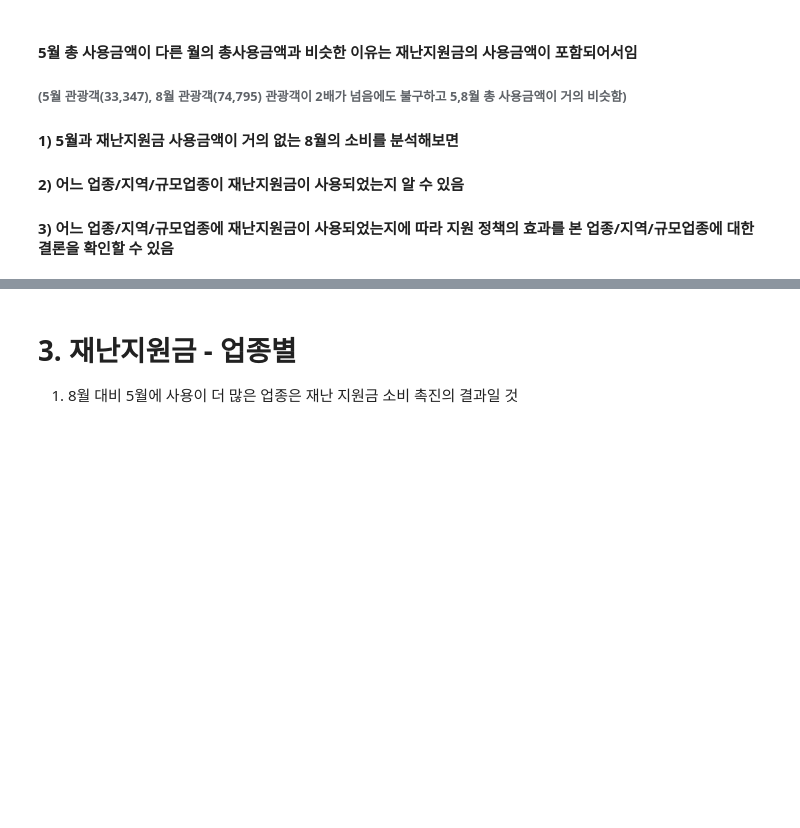
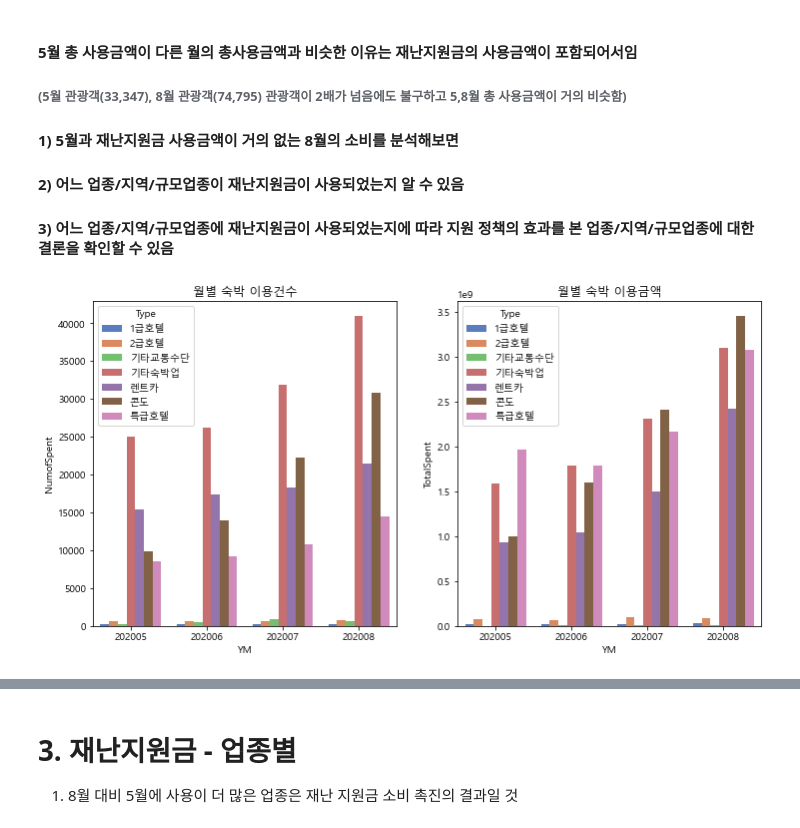
Before and after one commit to Yenabeam/JejuEda_DACON, a Jupyter notebook: 3. results/jeju_consumption_eda.ipynb, the cells around one changed output, grey strips where cells are left out. Drawn from its saved outputs; the diff is of its cells as text; code cells hidden in the pictures; blank space fills up the shorter version.

```diff
--- a/3. results/jeju_consumption_eda.ipynb
+++ b/3. results/jeju_consumption_eda.ipynb
@@ -584,3 +585,19 @@ for p in ax2.patches:
 #### 1) 5월과 재난지원금 사용금액이 거의 없는 8월의 소비를 분석해보면
 #### 2) 어느 업종/지역/규모업종이 재난지원금이 사용되었는지 알 수 있음
 #### 3) 어느 업종/지역/규모업종에 재난지원금이 사용되었는지에 따라 지원 정책의 효과를 본 업종/지역/규모업종에 대한 결론을 확인할 수 있음
+# %%
+sukbak = jeju_all[(jeju_all['Type'].isin(('기타숙박업', '특급호텔', '2급호텔', '1급호텔', '콘도', '렌트카', '기타교통수단')))]
+# %%
+# 숙박 업종의 월별 총 이용건수와 총 이용금액
+
+fig = plt.figure(figsize=(12,6))
+ax1 = fig.add_subplot(121)
+ax1 = sns.barplot(x='YM', y='NumofSpent', hue='Type', data=sukbak.groupby(['YM', 'Type'], as_index=False)['NumofSpent'].sum(), palette='muted')
+ax1.set_title('월별 숙박 이용건수')
+
+ax2 = fig.add_subplot(122)
+ax2 = sns.barplot(x='YM', y='TotalSpent', hue='Type', data=sukbak.groupby(['YM', 'Type'], as_index=False)['TotalSpent'].sum(), palette='muted')
+ax2.set_title('월별 숙박 이용금액')
+plt.show()
+# %% [output]
+[figure, added]
```
Also changed, not shown: parts of 9 cells of this notebook.
